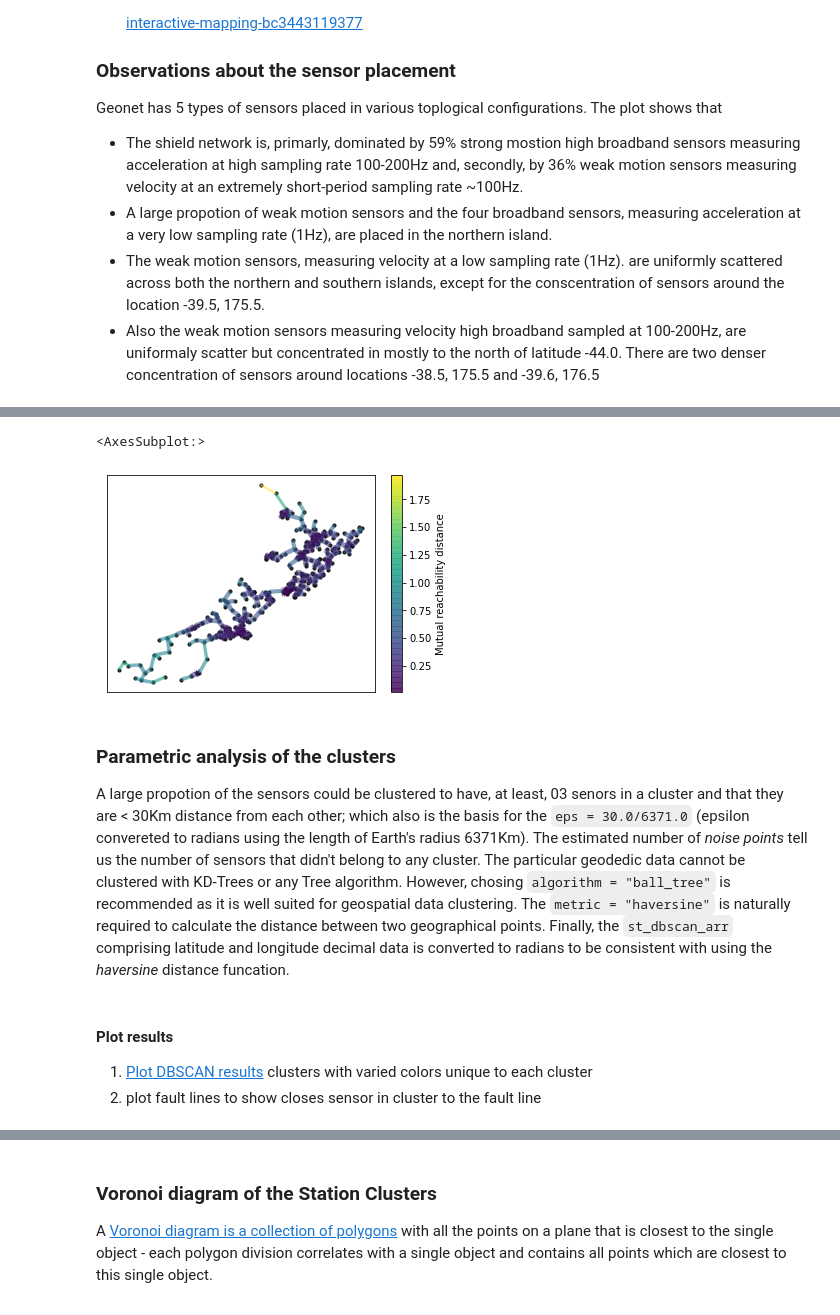
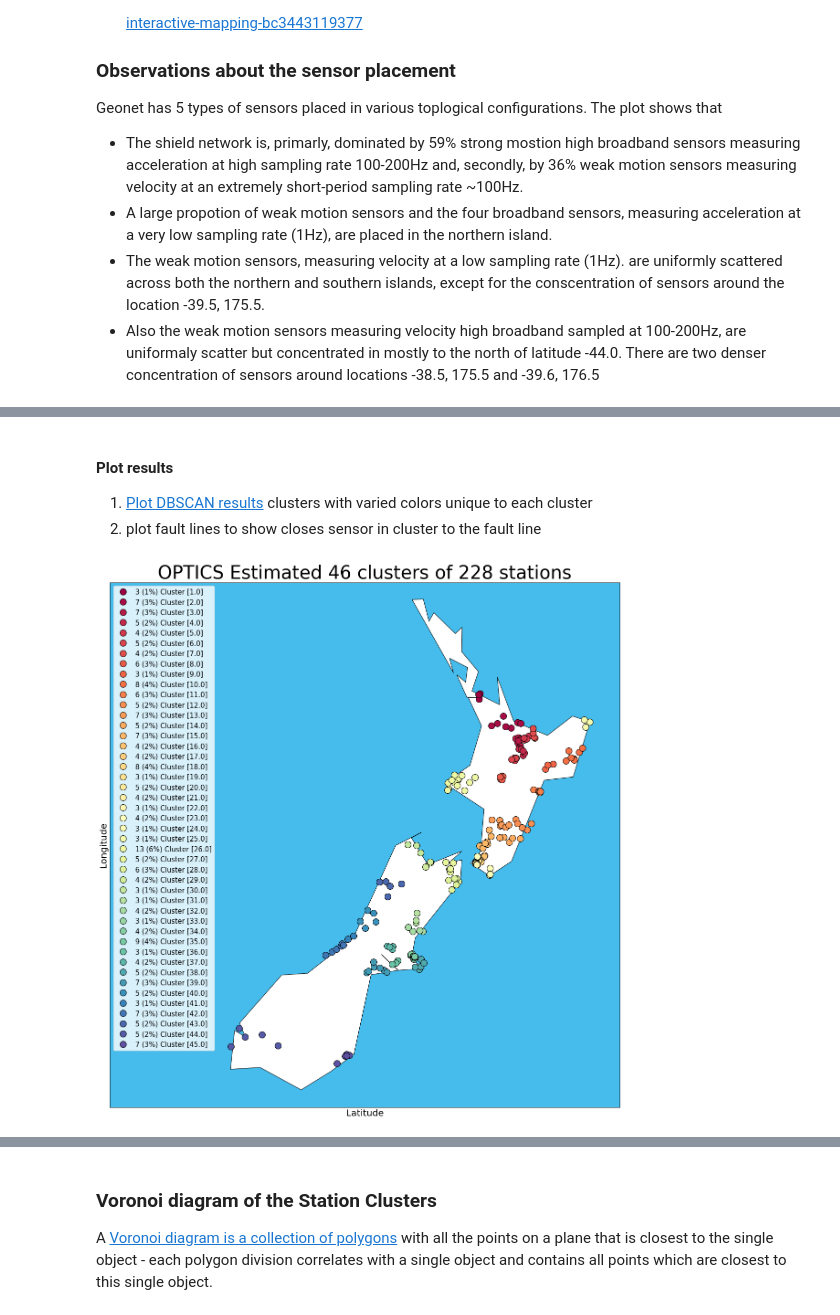
Before and after one commit to waidyanatha/quasar, a Jupyter notebook: notebooks/1a_shield_network_cluster_maps.ipynb, the cells around one changed output, grey strips where cells are left out. Cells and saved outputs as stored; diff of their text form; code cells hidden in the pictures.

````diff
--- a/notebooks/1a_shield_network_cluster_maps.ipynb
+++ b/notebooks/1a_shield_network_cluster_maps.ipynb
@@ -253,19 +352,64 @@ Silhouette Coefficient: -0.549
-# %%
-import hdbscan
-clusterer = hdbscan.HDBSCAN(min_cluster_size=5, gen_min_span_tree=True)
-clusterer.fit(station_coordinates)
-clusterer.minimum_spanning_tree_.plot(edge_cmap='viridis',
-                                      edge_alpha=0.6,
-                                      node_size=10,
-                                      edge_linewidth=2)
-# %% [output]
-<AxesSubplot:>
-[figure, removed]
-# %% [markdown]
-### Parametric analysis of the clusters
-
-A large propotion of the sensors could be clustered to have, at least, 03 senors in a cluster and that they are < 30Km distance from each other; which also is the basis for the ```eps = 30.0/6371.0``` (epsilon convereted to radians using the length of Earth's radius 6371Km). The estimated number of _noise points_ tell us the number of sensors that didn't belong to any cluster. The particular geodedic data cannot be clustered with KD-Trees or any Tree algorithm. However, chosing ```algorithm = "ball_tree"``` is recommended as it is well suited for geospatial data clustering. The ```metric = "haversine"``` is naturally required to calculate the distance between two geographical points. Finally, the ```st_dbscan_arr``` comprising latitude and longitude decimal data is converted to radians to be consistent with using the _haversine_ distance funcation.
 # %% [markdown]
 #### Plot results
 1. [Plot DBSCAN results](https://scikit-learn.org/stable/auto_examples/cluster/plot_dbscan.html#sphx-glr-auto-examples-cluster-plot-dbscan-py) clusters with varied colors unique to each cluster
 1. plot fault lines to show closes sensor in cluster to the fault line
+# %%
+''' Plot clusters on a map '''
+import matplotlib.pyplot as plt
+from mpl_toolkits.basemap import Basemap
+
+tmp_arr = np.insert(station_coordinates,2,labels, axis=1)
+no_noise_st_arr = np.array([x for i,x in enumerate(tmp_arr) if np.any(tmp_arr[i][2] > 0)])
+noise_st_arr = np.array([x for i,x in enumerate(tmp_arr) if np.any(tmp_arr[i][2] < 0)])
+
+# create map using BASEMAP
+#st_lat = [x[0] for x in no_noise_st_arr]
+#st_lon = [x[1] for x in no_noise_st_arr]
+st_lat = no_noise_st_arr[:,0]
+st_lon = no_noise_st_arr[:,1]
+
+lat_min = min(st_lat) - 1
+lat_max = max(st_lat) + 3
+lon_min = min(st_lon) - 4
+lon_max = max(st_lon) + 1
+
+plt.figure(figsize=(20, 35))
+m = Basemap(llcrnrlon=lon_min,
+            llcrnrlat=lat_min,
+            urcrnrlon=lon_max,
+            urcrnrlat=lat_max,
+            lat_0=(lat_max - lat_min)/2,
+            lon_0=(lon_max-lon_min)/2,
+            projection='merc',
+            resolution = 'c',
+            area_thresh=10000.,
+           )
+
+m.drawcoastlines()
+m.drawcountries()
+#m.drawstates()
+m.drawmapboundary(fill_color='#46bcec')
+m.fillcontinents(color = 'white',lake_color='#46bcec')
+
+unique_labels = set(no_noise_st_arr[:,2])
+colors = [plt.cm.Spectral(each)
+          for each in np.linspace(0, 1, len(unique_labels))]
+#plt.figure(figsize=(15,20))
+for k, col in zip(unique_labels, colors):
+    xy = np.array([x for i,x in enumerate(no_noise_st_arr) if np.any(no_noise_st_arr[i][2] == k)])
+    s_legend = str(len(xy))+' ('+str(round(100*len(xy)/len(no_noise_st_arr)))+'%) Cluster ['+str(k)+']'
+    x,y = m(xy[:, 1], xy[:, 0])
+    m.plot(x, y, 'o', markerfacecolor=tuple(col),
+             markeredgecolor='k', markersize=14, label=s_legend)
+
+''' TODO add legend '''
+plt.title('%s Estimated %d clusters of %d stations'
+          % (s_clust_name, n_clusters_, no_noise_st_arr.shape[0]), fontsize=40)
+plt.xticks(size=10)
+plt.yticks(size=10)
+plt.legend(loc='upper left', fontsize=15)
+plt.xlabel('Latitude', fontsize=20)
+plt.ylabel('Longitude', fontsize=20)
+plt.show()
+# %% [output]
+[figure, added]
````
Also changed, not shown: parts of 19 cells of this notebook, 2 other files.
